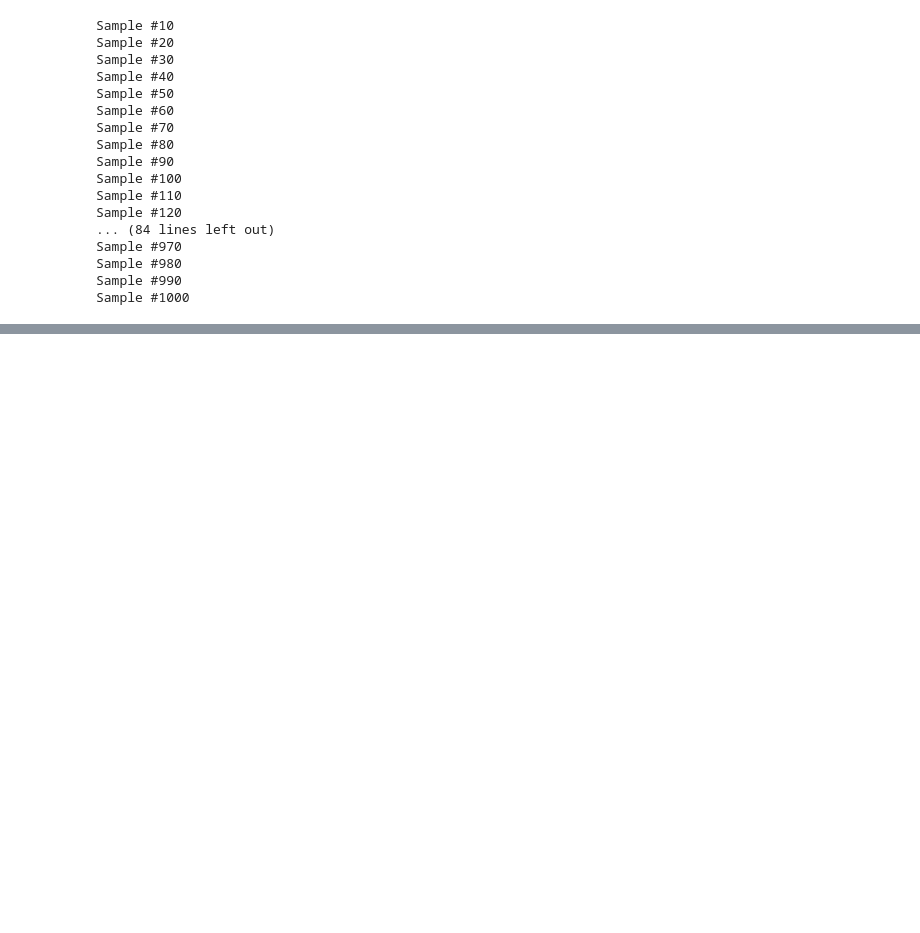
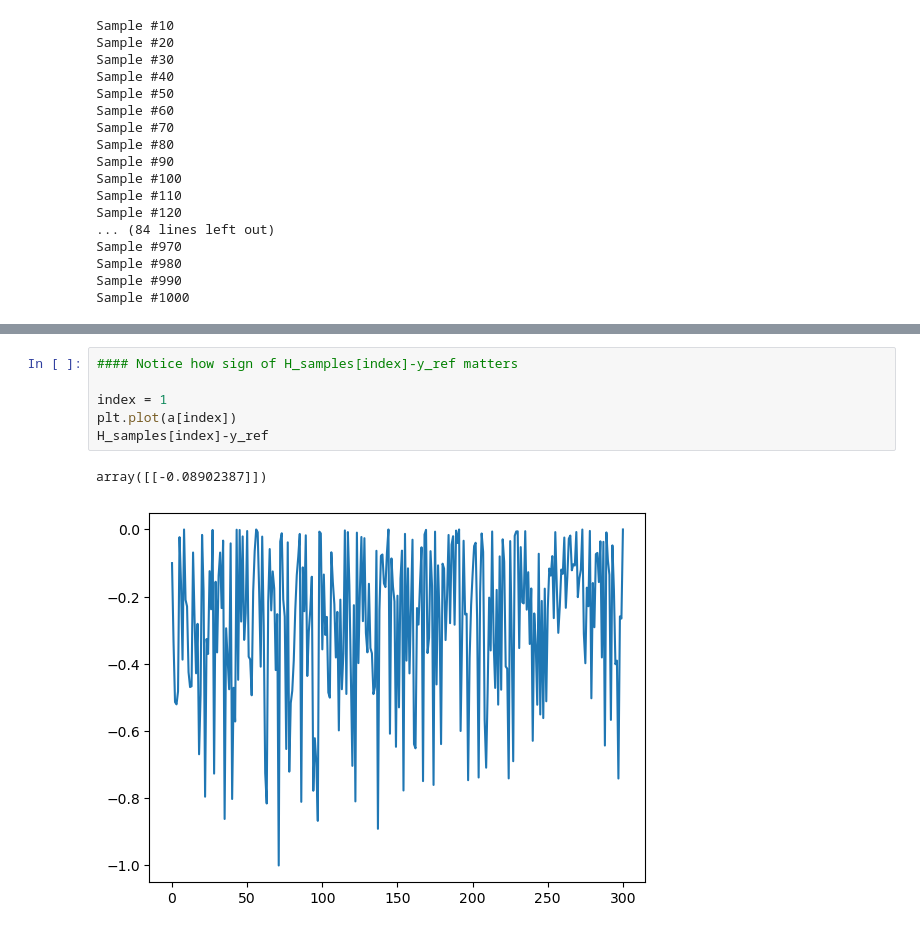
Before and after one commit to Shreyas911/XAIRT, a Jupyter notebook: LRP_examples/1D Mountain glacier.ipynb, the cells around one changed output, grey strips where cells are left out. Saved outputs shown, nothing was run; the diff lists cells and outputs as text; blank space fills up the shorter version.

```diff
--- a/LRP_examples/1D Mountain glacier.ipynb
+++ b/LRP_examples/1D Mountain glacier.ipynb
@@ -406,0 +503,9 @@ iteration 94 - y: 0.05005603416829237
+# %%
+#### Notice how sign of H_samples[index]-y_ref matters
+
+index = 1
+plt.plot(a[index])
+H_samples[index]-y_ref
+# %% [output]
+array([[-0.08902387]])
+[figure, added]
```
Also changed, not shown: parts of 19 cells of this notebook.
